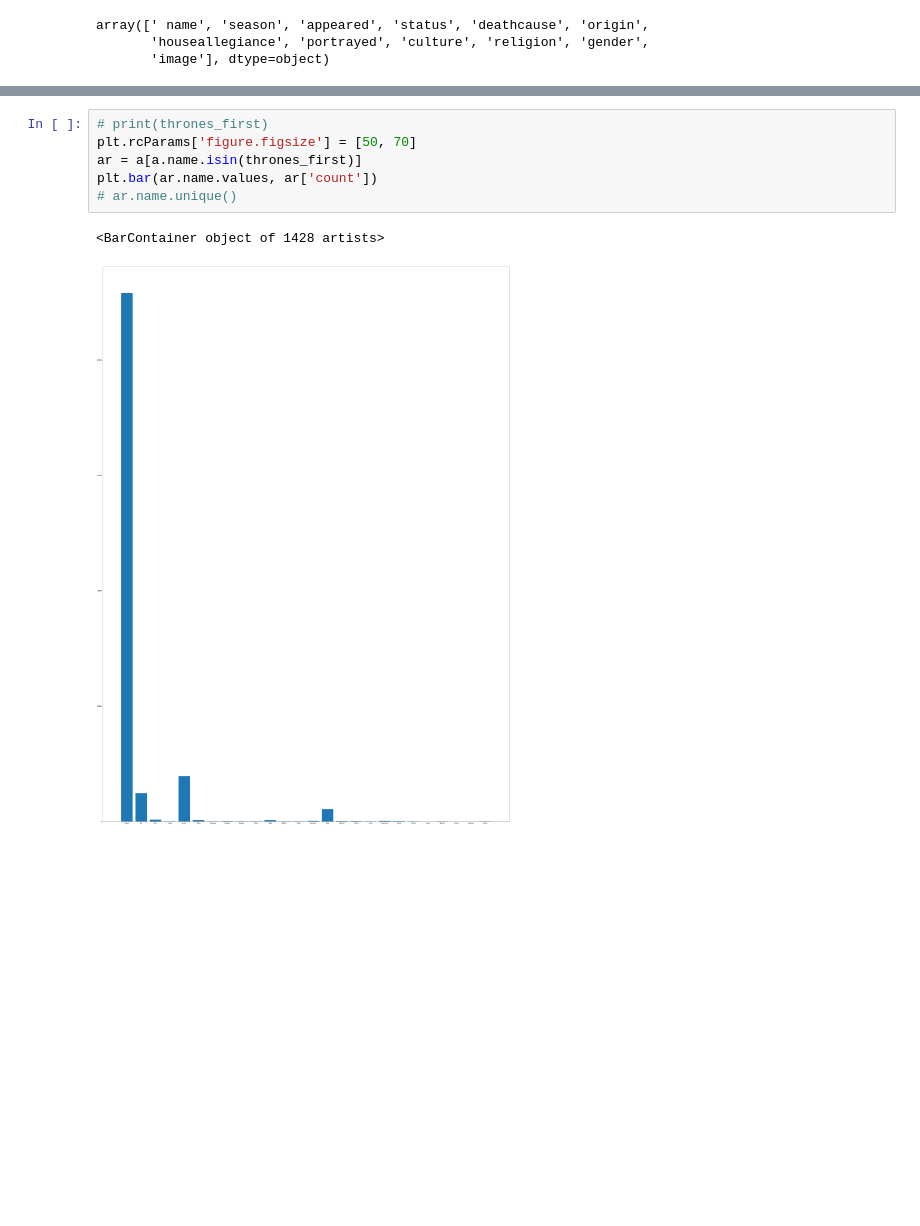
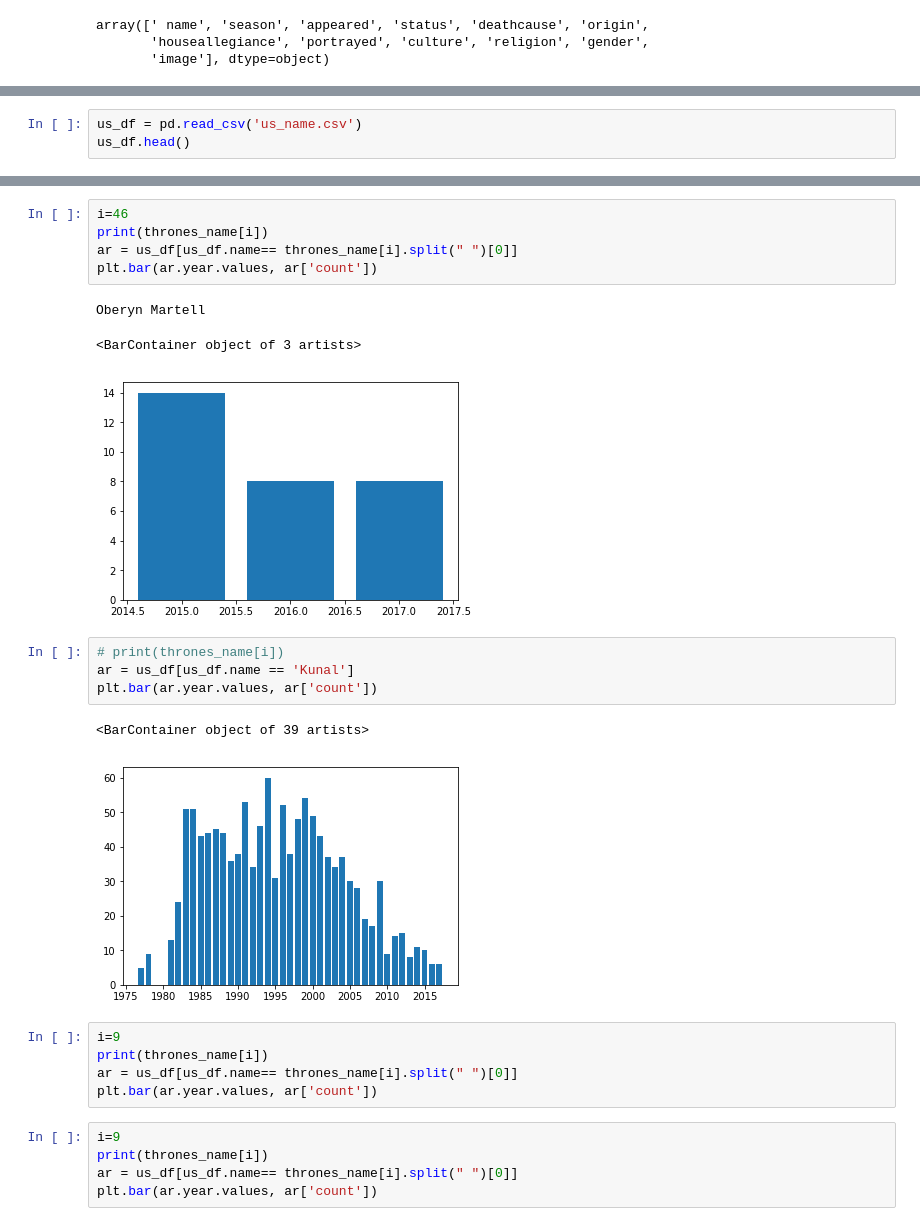
Before and after one commit to kunalkakade/Name_tend, a Jupyter notebook: Names.ipynb, the cells around one changed output, grey strips where cells are left out. Cells and saved outputs as stored; diff of their text form; blank space fills up the shorter version.

```diff
--- a/Names.ipynb
+++ b/Names.ipynb
@@ -68,0 +33,3 @@ KeyboardInterrupt:
+# %%
+us_df = pd.read_csv('us_name.csv')
+us_df.head()
@@ -120,9 +267,26 @@ Sansa Stark
+# %%
+i=46
+print(thrones_name[i])
+ar = us_df[us_df.name== thrones_name[i].split(" ")[0]]
+plt.bar(ar.year.values, ar['count'])
+# %% [output]
+Oberyn Martell
+<BarContainer object of 3 artists>
+[figure, added]
 # %%
-# print(thrones_first)
-plt.rcParams['figure.figsize'] = [50, 70]
-ar = a[a.name.isin(thrones_first)]
-plt.bar(ar.name.values, ar['count'])
-# ar.name.unique()
+# print(thrones_name[i])
+ar = us_df[us_df.name == 'Kunal']
+plt.bar(ar.year.values, ar['count'])
 # %% [output]
-<BarContainer object of 1428 artists>
+<BarContainer object of 39 artists>
-[figure, old version]
+[figure, new version]
+# %%
+i=9
+print(thrones_name[i])
+ar = us_df[us_df.name== thrones_name[i].split(" ")[0]]
+plt.bar(ar.year.values, ar['count'])
+# %%
+i=9
+print(thrones_name[i])
+ar = us_df[us_df.name== thrones_name[i].split(" ")[0]]
+plt.bar(ar.year.values, ar['count'])
```
Also changed, not shown: parts of 39 cells of this notebook, 1 other file.
